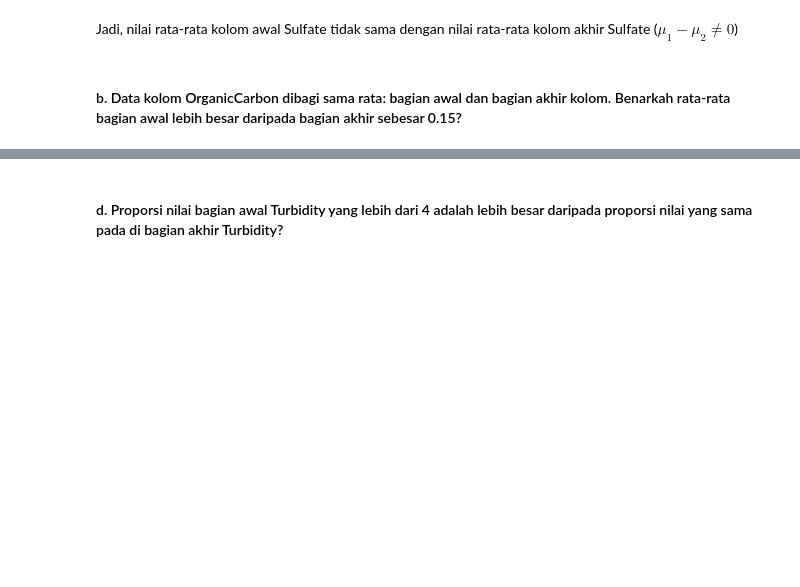
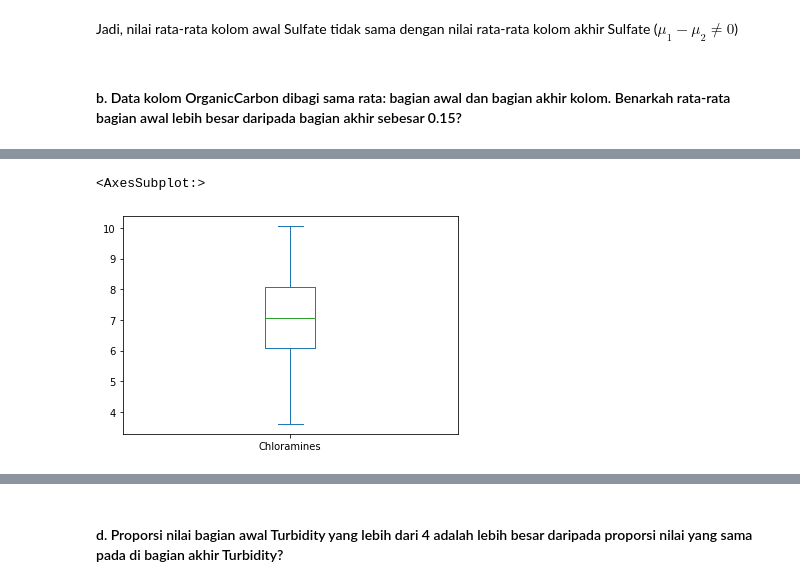
Before and after one commit to airathalca/IF2220-TUBES1, a Jupyter notebook: main.ipynb, the cells around one changed output, grey strips where cells are left out. Saved outputs shown, nothing was run; the diff lists cells and outputs as text; code cells hidden in the pictures; blank space fills up the shorter version.

```diff
--- a/main.ipynb
+++ b/main.ipynb
@@ -529,0 +596,5 @@ Jadi, nilai rata-rata kolom awal Sulfate tidak sama dengan nilai rata-rata kolom
+# %%
+df["Chloramines"].head(100).plot(kind="box")
+# %% [output]
+<AxesSubplot:>
+[figure, added]
```
Also changed, not shown: parts of 8 cells of this notebook.
